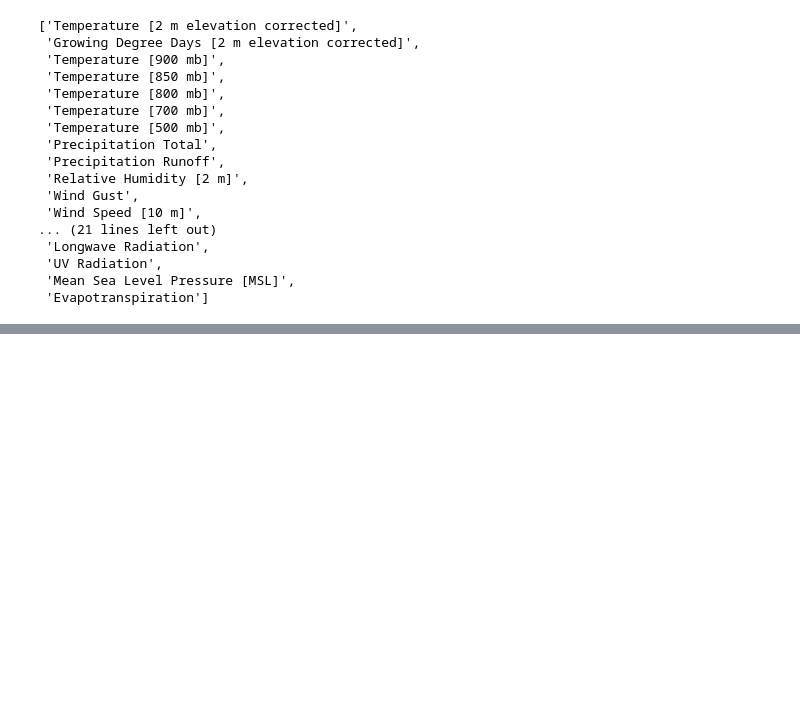
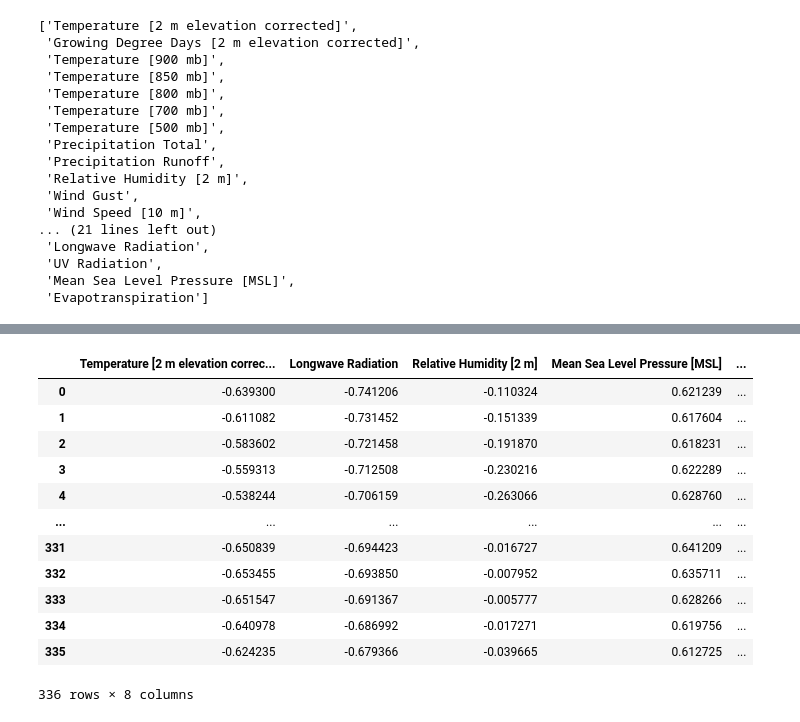
Before and after one commit to asifzmn/Air_Quality_Analysis, a Jupyter notebook: meteorology/meteoblue_cross_corr.ipynb, the cells around one changed output, grey strips where cells are left out. Saved outputs shown, nothing was run; the diff lists cells and outputs as text; code cells hidden in the pictures; blank space fills up the shorter version.

```diff
--- a/meteorology/meteoblue_cross_corr.ipynb
+++ b/meteorology/meteoblue_cross_corr.ipynb
@@ -291,0 +355,3 @@ fig.show()
+# %%
+pm_data_dhaka = series_dhaka
+factors = selected_factors
@@ -291,0 +393,26 @@ fig.show()
+# %%
+from scipy.stats import pearsonr
+
+lag_range = range(24*7*2)
+# lag_range = range(30)
+factor_lag_corr = []
+# for factor in factors[4:5]:
+for factor in factors[:]:
+    print(factor)
+    lag_corr = []
+    for lag in lag_range:
+        # print(factor,lag)
+        meteo_data_dhaka_factor_lag = meteo_data_dhaka[factor].shift(lag).dropna()
+        # meteo_data_dhaka_factor_lag = meteo_data_dhaka_daily[factor].shift(lag).dropna()
+        # print(meteo_data_dhaka_factor_lag)
+        # corr = pm_data_dhaka.corr(meteo_data_dhaka_factor_lag)
+        # corr, p_value = pearsonr(pm_data_dhaka.fillna(0), meteo_data_dhaka_factor_lag.fillna(0))
+        corr, p_value = pearsonr(pm_data_dhaka.loc[meteo_data_dhaka_factor_lag.index].fillna(0), meteo_data_dhaka_factor_lag.fillna(0))
+        # corr, p_value = pearsonr(pm_data_dhaka_daily.fillna(0), meteo_data_dhaka_factor_lag.fillna(0))
+        # corr, p_value = pearsonr(pm_data_dhaka_daily.loc[meteo_data_dhaka_factor_lag.index], meteo_data_dhaka_factor_lag)
+
+        # corr, p_value = pearsonr(pm_data_dhaka.fillna(0)['2021'], meteo_data_dhaka_factor_lag.fillna(0)['2021'])
+        # corr, p_value = pearsonr(pm_data_dhaka.fillna(0)['2021-01'], meteo_data_dhaka_factor_lag.fillna(0)['2021-01'])
+        print(lag,corr,p_value)
+        lag_corr.append(corr)
+    factor_lag_corr.append(lag_corr)
@@ -291,0 +437,17 @@ fig.show()
+# %%
+factor_lag_corr_df = pd.DataFrame(factor_lag_corr,columns=lag_range,index=factors).T
+factor_lag_corr_df
+# %% [output]
+|  | Temperature [2 m elevation correc... | Longwave Radiation | Relative Humidity [2 m] | Mean Sea Level Pressure [MSL] | ... |
+| 0 | -0.639300 | -0.741206 | -0.110324 | 0.621239 | ... |
+| 1 | -0.611082 | -0.731452 | -0.151339 | 0.617604 | ... |
+| 2 | -0.583602 | -0.721458 | -0.191870 | 0.618231 | ... |
+| 3 | -0.559313 | -0.712508 | -0.230216 | 0.622289 | ... |
+| 4 | -0.538244 | -0.706159 | -0.263066 | 0.628760 | ... |
+| ... | ... | ... | ... | ... | ... |
+| 331 | -0.650839 | -0.694423 | -0.016727 | 0.641209 | ... |
+| 332 | -0.653455 | -0.693850 | -0.007952 | 0.635711 | ... |
+| 333 | -0.651547 | -0.691367 | -0.005777 | 0.628266 | ... |
+| 334 | -0.640978 | -0.686992 | -0.017271 | 0.619756 | ... |
+| 335 | -0.624235 | -0.679366 | -0.039665 | 0.612725 | ... |
+336 rows × 8 columns
```
Also changed, not shown: parts of 17 cells of this notebook, 6 other files.
